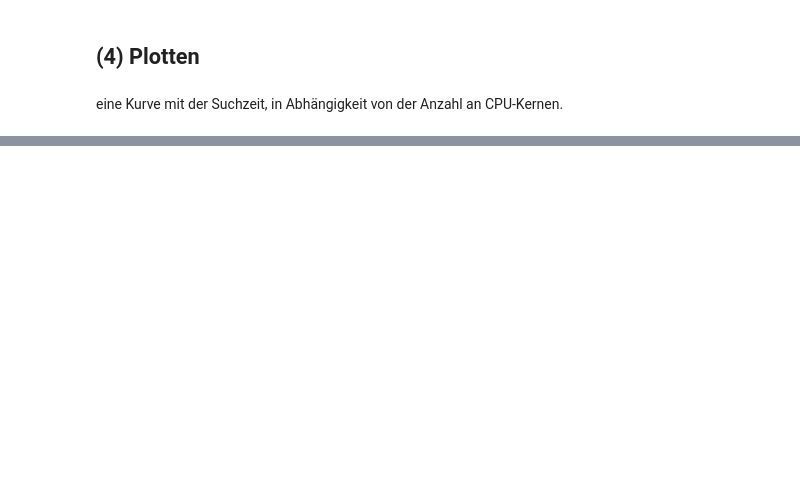
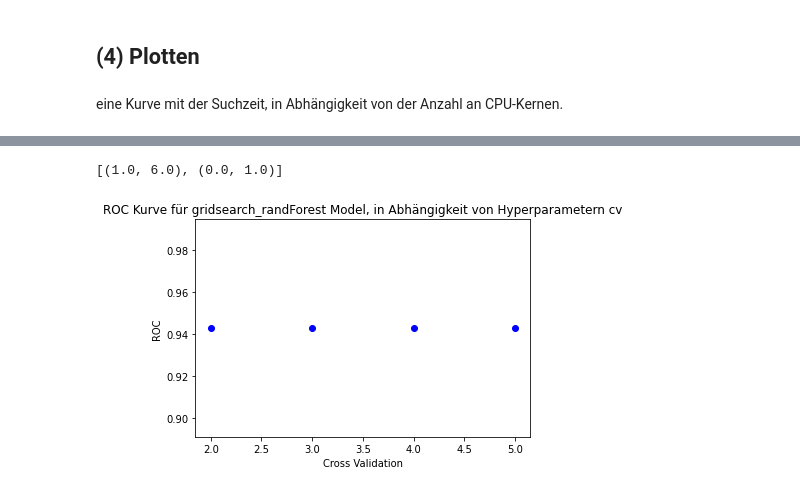
Before and after one commit to zekssmy/lookatme, a Jupyter notebook: E1/solutions/A6.ipynb, the cells around one changed output, grey strips where cells are left out. Saved outputs shown, nothing was run; the diff lists cells and outputs as text; code cells hidden in the pictures; blank space fills up the shorter version.

```diff
--- a/E1/solutions/A6.ipynb
+++ b/E1/solutions/A6.ipynb
@@ -340,7 +335,7 @@ randForest_clf.score(X_test, y_test)
 0.9186351706036745
 # %%
 gridsearch_randForest = GridSearchCV(estimator = RandomForestClassifier(),
-                                     param_grid = {'max_depth': [1, 10], 'n_estimators': [3, 200], 'random_state': [0, 10]}).fit(X_train, y_train)
+                                     param_grid = {'max_depth': [1, 10], 'n_estimators': [3, 200], 'random_state': [0, 10]}, cv = 6).fit(X_train, y_train)
 
 print("Best Estimator is: {}".format(gridsearch_randForest.best_estimator_))
 print("Best score on train dataset is: {}".format(gridsearch_randForest.best_score_))
@@ -562,0 +621,8 @@ gridsearch_randForest.get_params()
+# %%
+roc = list()
+for i in range(2, 6):
+    gridsearch_randForest = GridSearchCV(estimator = RandomForestClassifier(),
+                                         param_grid = {'max_depth': [1, 10], 'n_estimators': [3, 200], 'random_state': [0, 10]}, cv = i).fit(X_train, y_train)
+    roc.append( roc_auc_score(y_train, gridsearch_randForest.predict_proba(X_train)[:, 1]) )
+    i = i + 1
+pd.DataFrame(gridsearch_randForest.cv_results_)
@@ -562,0 +639,9 @@ gridsearch_randForest.get_params()
+# %%
+plt.plot([2, 3, 4, 5], roc, 'bo')
+plt.title('ROC Kurve für gridsearch_randForest Model, in Abhängigkeit von Hyperparametern cv')
+plt.xlabel('Cross Validation')
+plt.ylabel('ROC')
+ax.set(xlim = (1, 6), ylim = (0, 1))
+# %% [output]
+[(1.0, 6.0), (0.0, 1.0)]
+[figure, added]
```
Also changed, not shown: parts of 48 cells of this notebook.
